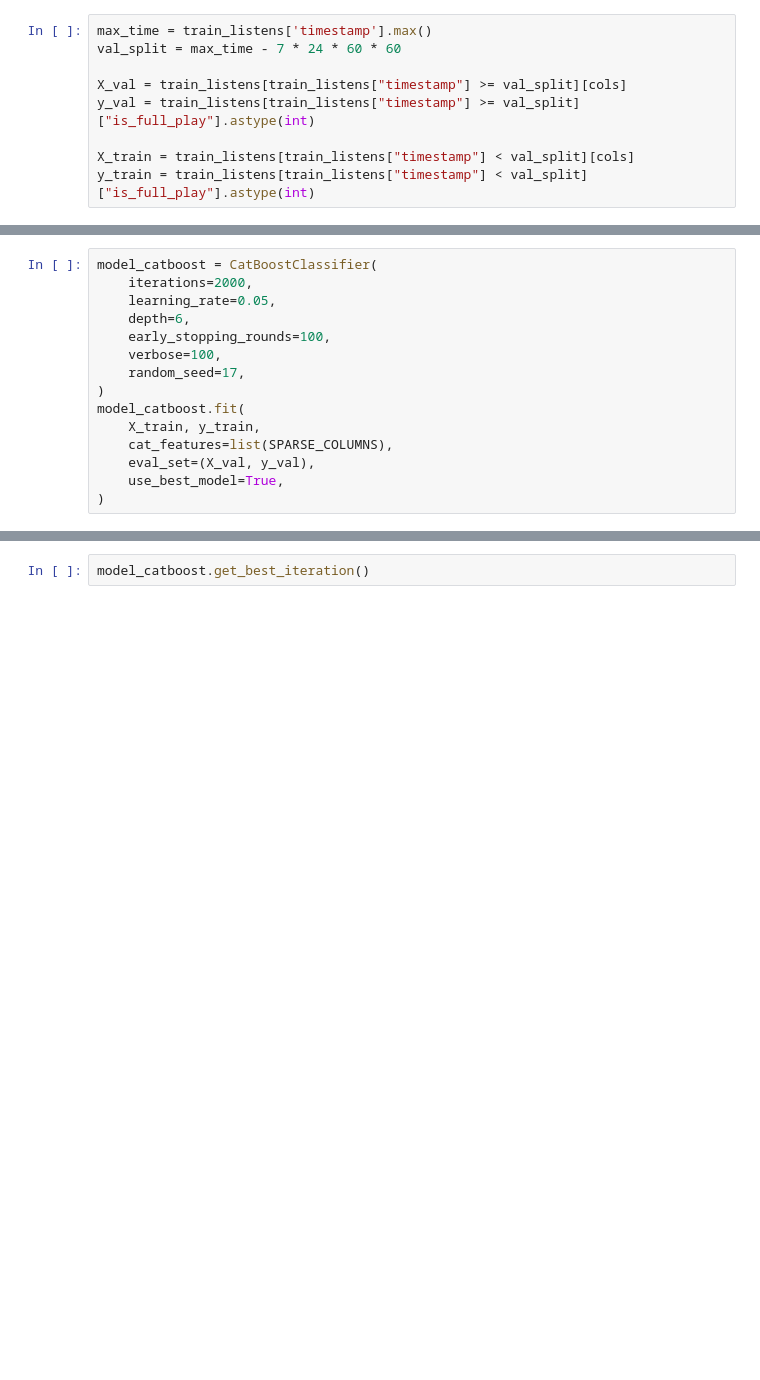
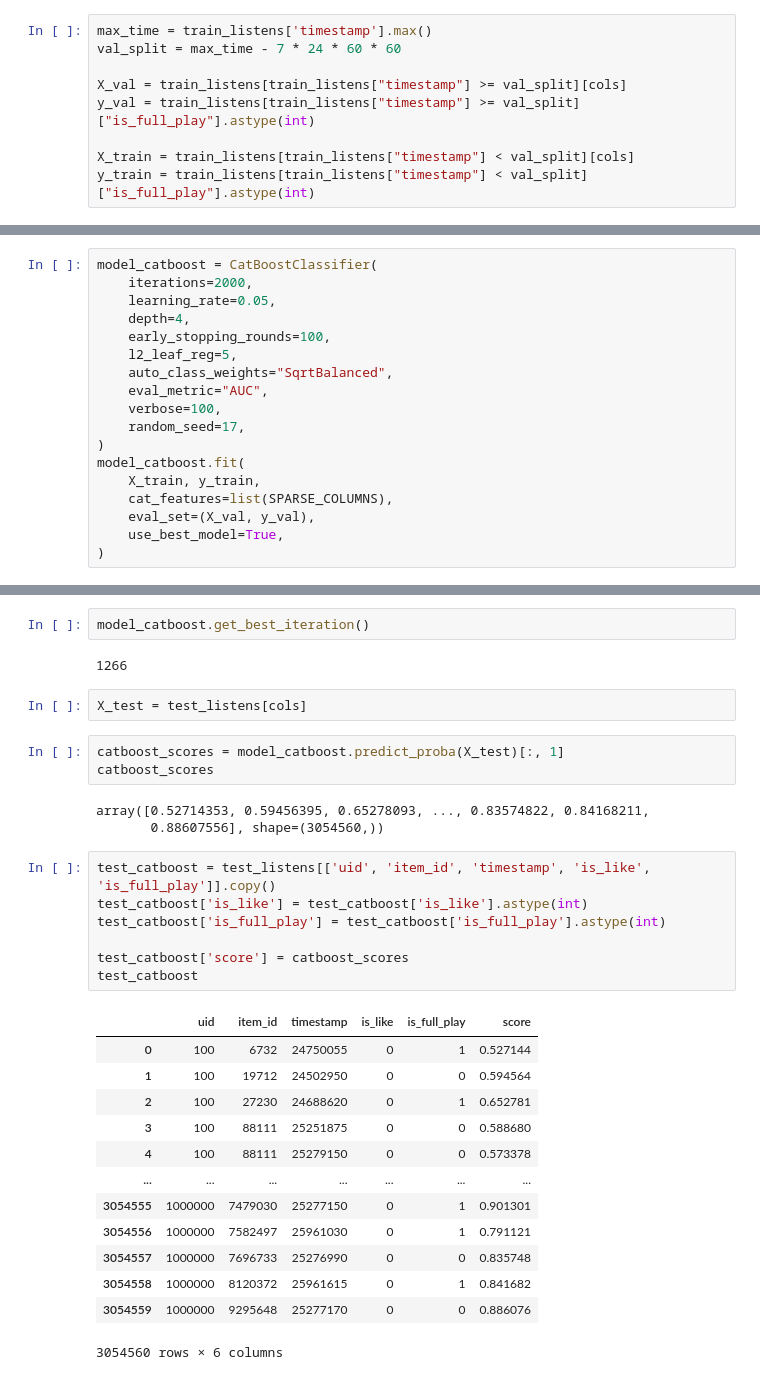
Before and after one commit to TimWHitee/gp5, a Jupyter notebook: Vera.ipynb, the cells around one changed output, grey strips where cells are left out. Drawn from its saved outputs; the diff is of its cells as text; blank space fills up the shorter version.

```diff
--- a/Vera.ipynb
+++ b/Vera.ipynb
@@ -384,8 +398,11 @@ from catboost import CatBoostClassifier, Pool
 model_catboost = CatBoostClassifier(
     iterations=2000,
     learning_rate=0.05,
-    depth=6,
+    depth=4,
     early_stopping_rounds=100,
+    l2_leaf_reg=5,
+    auto_class_weights="SqrtBalanced",
+    eval_metric="AUC",
     verbose=100,
     random_seed=17,
 )
@@ -400,2 +437,33 @@ model_catboost.fit(
 # %%
 model_catboost.get_best_iteration()
+# %% [output]
+1266
+# %%
+X_test = test_listens[cols]
+# %%
+catboost_scores = model_catboost.predict_proba(X_test)[:, 1]
+catboost_scores
+# %% [output]
+array([0.52714353, 0.59456395, 0.65278093, ..., 0.83574822, 0.84168211,
+       0.88607556], shape=(3054560,))
+# %%
+test_catboost = test_listens[['uid', 'item_id', 'timestamp', 'is_like', 'is_full_play']].copy()
+test_catboost['is_like'] = test_catboost['is_like'].astype(int)
+test_catboost['is_full_play'] = test_catboost['is_full_play'].astype(int)
+
+test_catboost['score'] = catboost_scores
+test_catboost
+# %% [output]
+|  | uid | item_id | timestamp | is_like | is_full_play | score |
+| 0 | 100 | 6732 | 24750055 | 0 | 1 | 0.527144 |
+| 1 | 100 | 19712 | 24502950 | 0 | 0 | 0.594564 |
+| 2 | 100 | 27230 | 24688620 | 0 | 1 | 0.652781 |
+| 3 | 100 | 88111 | 25251875 | 0 | 0 | 0.588680 |
+| 4 | 100 | 88111 | 25279150 | 0 | 0 | 0.573378 |
+| ... | ... | ... | ... | ... | ... | ... |
+| 3054555 | 1000000 | 7479030 | 25277150 | 0 | 1 | 0.901301 |
+| 3054556 | 1000000 | 7582497 | 25961030 | 0 | 1 | 0.791121 |
+| 3054557 | 1000000 | 7696733 | 25276990 | 0 | 0 | 0.835748 |
+| 3054558 | 1000000 | 8120372 | 25961615 | 0 | 1 | 0.841682 |
+| 3054559 | 1000000 | 9295648 | 25277170 | 0 | 0 | 0.886076 |
+3054560 rows × 6 columns
```
Also changed, not shown: parts of 19 cells of this notebook.
